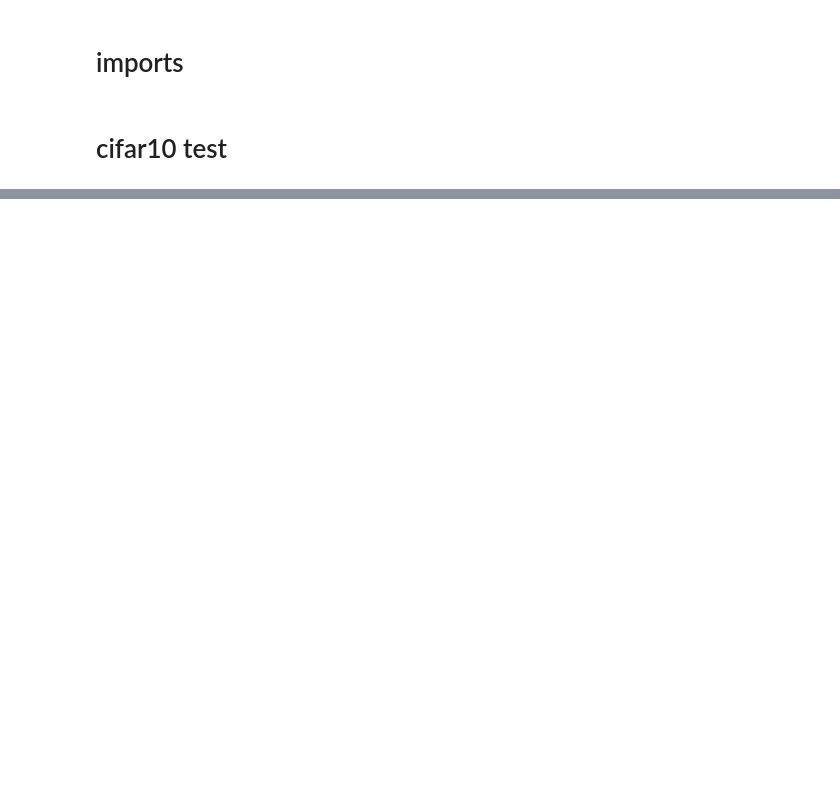
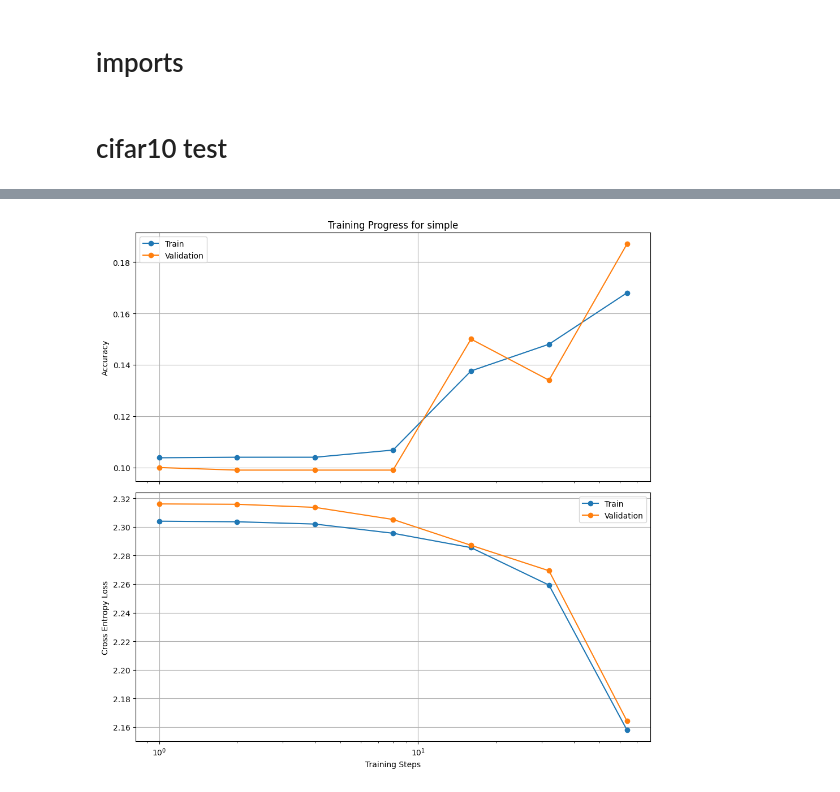
Before and after one commit to EleutherAI/basin-volume, a Jupyter notebook: notebooks/image.ipynb, the cells around one changed output, grey strips where cells are left out. Drawn from its saved outputs; the diff is of its cells as text; code cells hidden in the pictures; blank space fills up the shorter version.

```diff
--- a/notebooks/image.ipynb
+++ b/notebooks/image.ipynb
@@ -135,0 +165,3 @@ Compile with `TORCH_USE_CUDA_DSA` to enable device-side assertions.
+# %%
+metrics6 = evaluate_checkpoints("runs/simple")
+# %% [output]
@@ -135,0 +182 @@ Compile with `TORCH_USE_CUDA_DSA` to enable device-side assertions.
+[figure, added]
```
Also changed, not shown: parts of 6 cells of this notebook.
